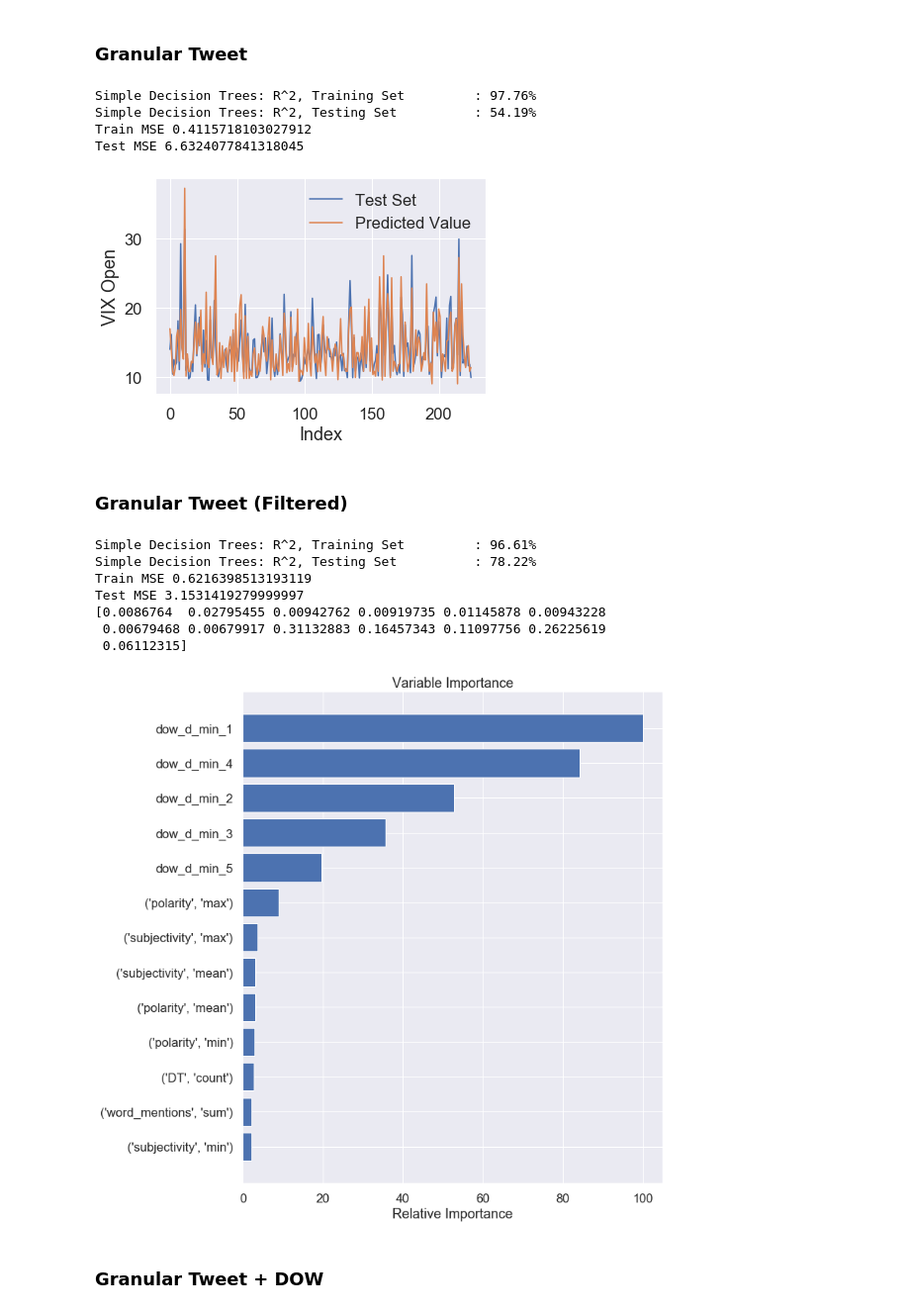
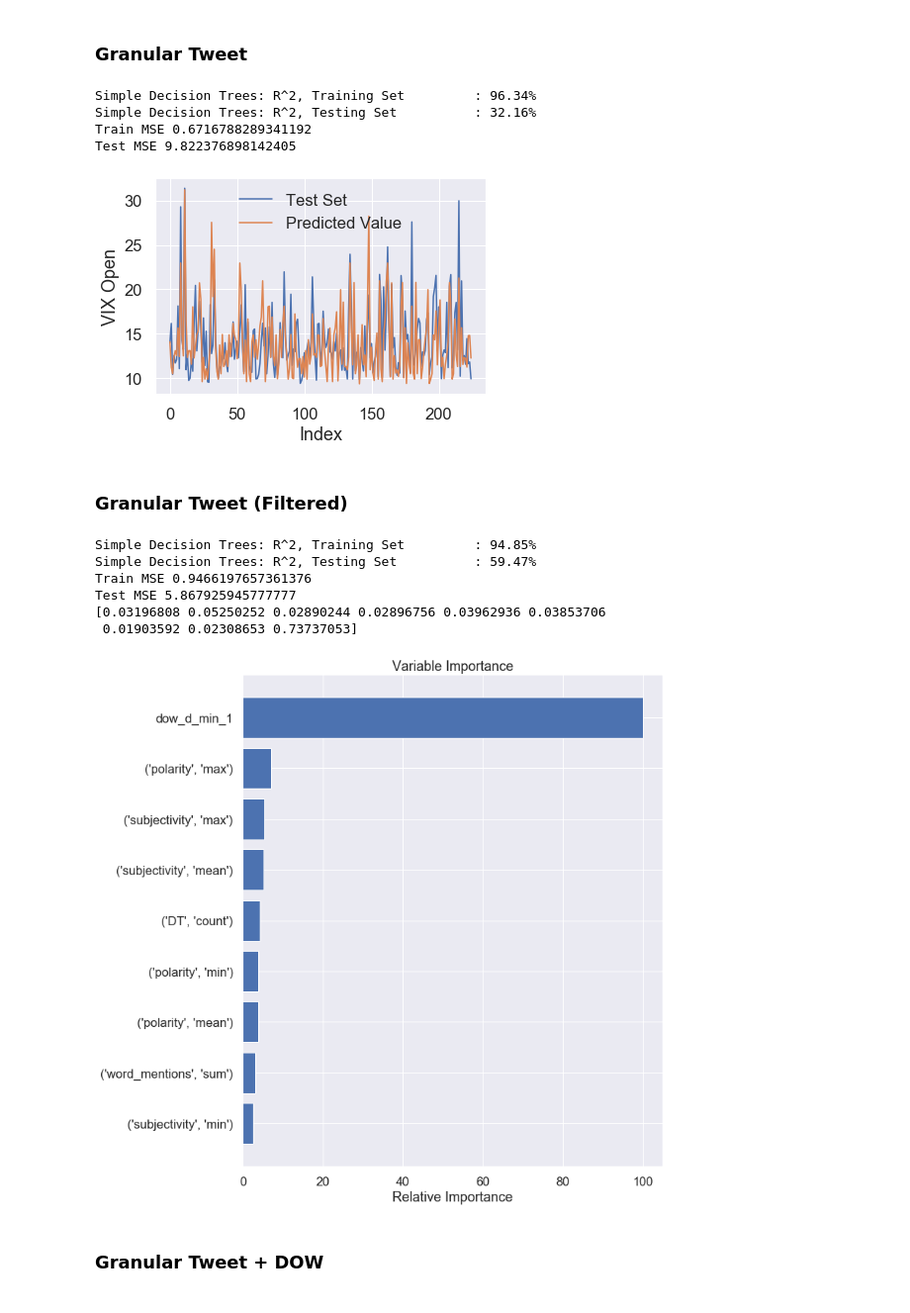
Before and after one commit to ddemarco96/FinalProject40, a Jupyter notebook: Milestone4_Dylan.ipynb, the cells around one changed output. Shown at 99% size. Saved outputs shown, nothing was run; the diff lists cells and outputs as text; code cells hidden in the pictures.

```diff
--- a/Milestone4_Dylan.ipynb
+++ b/Milestone4_Dylan.ipynb
@@ -54,11 +54,13 @@ grouped_tweets_full = tweet_df_full.groupby('ref_date').agg({
                                                 'subjectivity':['mean', 'max', 'min'],
                                                 'polarity':['mean', 'max', 'min'],
                                                 'word_mentions':'sum',
+                                                'dot':'sum',
                                                 'DT': 'count'})
 grouped_tweets_filtered = tweet_df_filtered.groupby('ref_date').agg({
                                                     'subjectivity':['mean', 'max', 'min'],
                                                     'polarity':['mean', 'max', 'min'],
                                                     'word_mentions':'sum',
+                                                    'dot':'sum',
                                                     'DT': 'count'})
 
 
@@ -171,8 +173,10 @@ Average VIX_Open
 # %% [markdown]
 ### Num Tweets (Filtered)
 # %%
-skip_predictors = ['VIX Open', 'Date']
-dow_predictors = ['dow_d_min_1', 'dow_d_min_2', 'dow_d_min_3', 'dow_d_min_4', 'dow_d_min_5']
+skip_predictors = ['VIX Open', 'Date', ('DT', 'sum'), ('dot', 'sum')]
+dow_predictors = ['dow_d_min_1','dow_d_min_2', 'dow_d_min_3', 'dow_d_min_4', 'dow_d_min_5']
+simple_dow = ['dow_d_min_1']
+aug_dow = ['dow_d_min_2', 'dow_d_min_3', 'dow_d_min_4', 'dow_d_min_5']
 trump_predictors = [('polarity', 'max'), ('polarity', 'mean'), ('polarity', 'min'), ('subjectivity', 'max'), ('subjectivity', 'mean'), ('subjectivity', 'min'), ('word_mentions', 'sum')]
 # %% [markdown]
 ### Granular Tweet
@@ -184,8 +188,8 @@ gt_train, gt_test = train_test_split(model_df_full, train_size=0.7, random_state
 predictors = ['VIX Open', 'Date', 'dow_d_min_1', 'dow_d_min_2', 'dow_d_min_3', 'dow_d_min_4', 'dow_d_min_5']
 
 # Split Data into X,Y
-X_train, y_train = gt_train[gt_train.columns.difference(skip_predictors + trump_predictors)], gt_train['VIX Open']
-X_test, y_test = gt_test[gt_test.columns.difference(skip_predictors + trump_predictors)], gt_test['VIX Open']
+X_train, y_train = gt_train[gt_train.columns.difference(skip_predictors + aug_dow )], gt_train['VIX Open']
+X_test, y_test = gt_test[gt_test.columns.difference(skip_predictors + aug_dow )], gt_test['VIX Open']
 
 model = DecisionTreeRegressor(max_depth=10, random_state=42)
 model.fit(X_train, y_train)
@@ -210,8 +214,8 @@ sns.lineplot(x ,y_pred_test, label = 'Predicted Value')
 plt.xlabel('Index')
 plt.show()
 # %% [output]
-Simple Decision Trees: R^2, Training Set         : 97.76%
-Simple Decision Trees: R^2, Testing Set          : 54.19%
-Train MSE 0.4115718103027912
-Test MSE 6.6324077841318045
+Simple Decision Trees: R^2, Training Set         : 96.34%
+Simple Decision Trees: R^2, Testing Set          : 32.16%
+Train MSE 0.6716788289341192
+Test MSE 9.822376898142405
-[figure, old version]
+[figure, new version]
@@ -222,11 +242,9 @@ Test MSE 6.6324077841318045
 ## basic model fitting
 gtf_train, gtf_test = train_test_split(model_df_filtered, train_size=0.7, random_state=42)
 
-predictors = ['VIX Open', 'Date', ('DT', 'count'), ] # 'dow_d_min_1', 'dow_d_min_2', 'dow_d_min_3', 'dow_d_min_4', 'dow_d_min_5']
-
 # Split Data into X,Y
-X_train, y_train = gtf_train[gtf_train.columns.difference(skip_predictors)], gtf_train['VIX Open']
-X_test, y_test = gtf_test[gtf_test.columns.difference(skip_predictors)], gtf_test['VIX Open']
+X_train, y_train = gtf_train[gtf_train.columns.difference(skip_predictors + aug_dow)], gtf_train['VIX Open']
+X_test, y_test = gtf_test[gtf_test.columns.difference(skip_predictors + aug_dow)], gtf_test['VIX Open']
 
 model = RandomForestRegressor(n_estimators=50, max_depth=100, random_state=42)
 
@@ -241,38 +259,37 @@ print("Simple Decision Trees: R^2, Training Set \t : {:.2%}".format(acc_trees_tr
 print("Simple Decision Trees: R^2, Testing Set \t : {:.2%}".format(acc_trees_testing))
 
 y_pred_train = model.predict(X_train)
 y_pred_test = model.predict(X_test)
 print("Train MSE", mean_squared_error(y_train, y_pred_train))
 print("Test MSE", mean_squared_error(y_test, y_pred_test))
 
 print(model.feature_importances_)
 
 # x = np.arange(0,y_test.shape[0],1)
 # sns.set(font_scale=1.5)
 # sns.lineplot(x ,y_test, label = 'Test Set')
 # sns.lineplot(x ,y_pred_test, label = 'Predicted Value')
 # plt.xlabel('Index')
 # plt.show()
 
 #Top Features
 feature_importance = model.feature_importances_
 feature_importance = 100.0 * (feature_importance / feature_importance.max())
 sorted_idx = np.argsort(feature_importance)
 pos = np.arange(sorted_idx.shape[0]) + .5
 
 #Plot
 plt.figure(figsize=(10,12))
 plt.barh(pos, feature_importance[sorted_idx], align='center')
 plt.yticks(pos, X_train.columns[sorted_idx])
 plt.xlabel('Relative Importance')
 plt.title('Variable Importance')
 plt.show()
 # %% [output]
-Simple Decision Trees: R^2, Training Set         : 96.61%
-Simple Decision Trees: R^2, Testing Set          : 78.22%
-Train MSE 0.6216398513193119
-Test MSE 3.1531419279999997
-[0.0086764  0.02795455 0.00942762 0.00919735 0.01145878 0.00943228
- 0.00679468 0.00679917 0.31132883 0.16457343 0.11097756 0.26225619
- 0.06112315]
+Simple Decision Trees: R^2, Training Set         : 94.85%
+Simple Decision Trees: R^2, Testing Set          : 59.47%
+Train MSE 0.9466197657361376
+Test MSE 5.867925945777777
+[0.03196808 0.05250252 0.02890244 0.02896756 0.03962936 0.03853706
+ 0.01903592 0.02308653 0.73737053]
-[figure, old version]
+[figure, new version]
```
Also changed, not shown: parts of 3 cells of this notebook, 2 other files.
